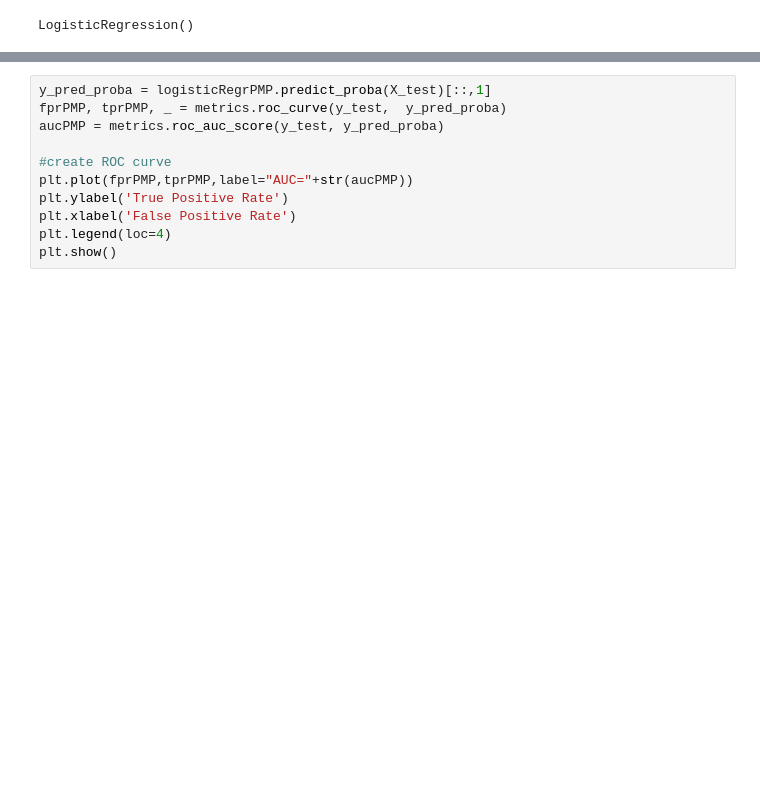
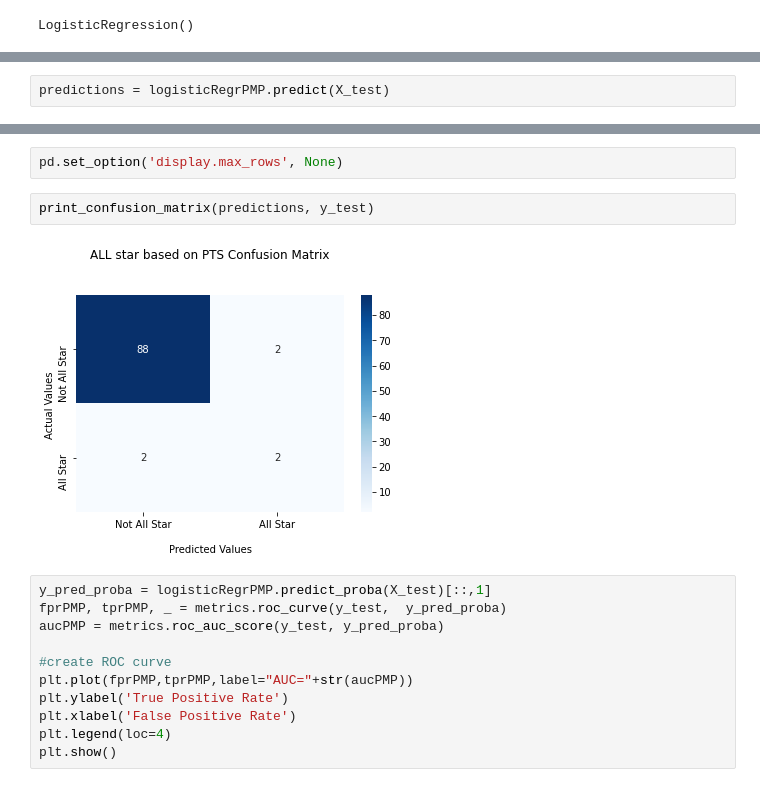
Before and after one commit to MennoCoehoorn/OZNAL, a Jupyter notebook: NBA.ipynb, the cells around one changed output, grey strips where cells are left out. Drawn from its saved outputs; the diff is of its cells as text; blank space fills up the shorter version.

```diff
--- a/NBA.ipynb
+++ b/NBA.ipynb
@@ -1203,0 +1196,2 @@ print(predictions)
+# %%
+predictions = logisticRegrPMP.predict(X_test)
@@ -1204,3 +1222,9 @@ print(predictions)
+# %%
+pd.set_option('display.max_rows', None)
+# %%
+print_confusion_matrix(predictions, y_test)
+# %% [output]
+[figure, added]
 # %%
 y_pred_proba = logisticRegrPMP.predict_proba(X_test)[::,1]
 fprPMP, tprPMP, _ = metrics.roc_curve(y_test,  y_pred_proba)
```
Also changed, not shown: parts of 9 cells of this notebook.
